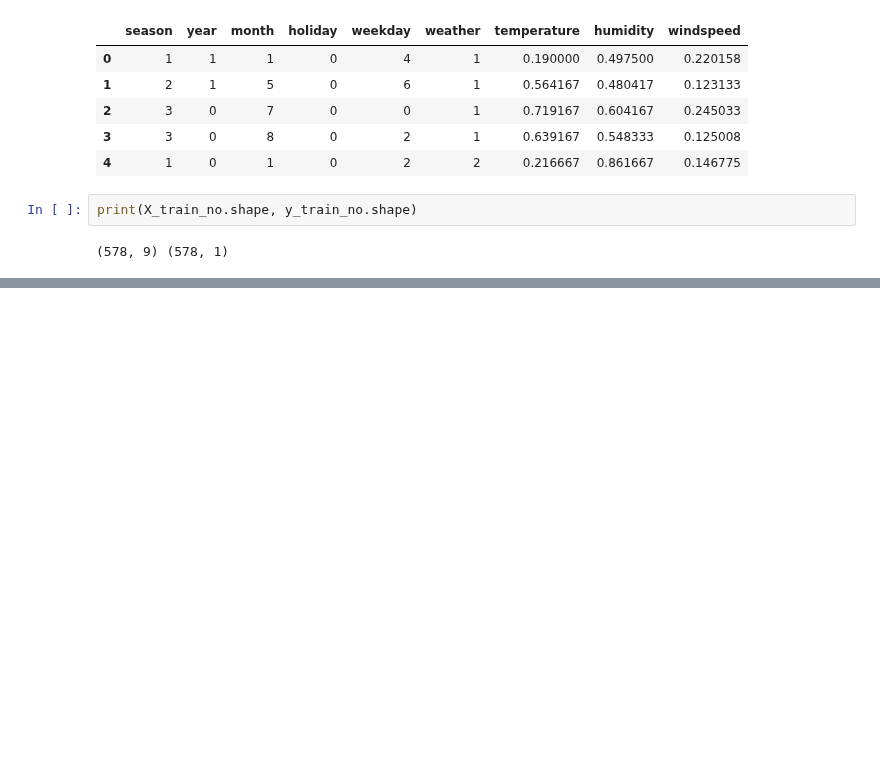
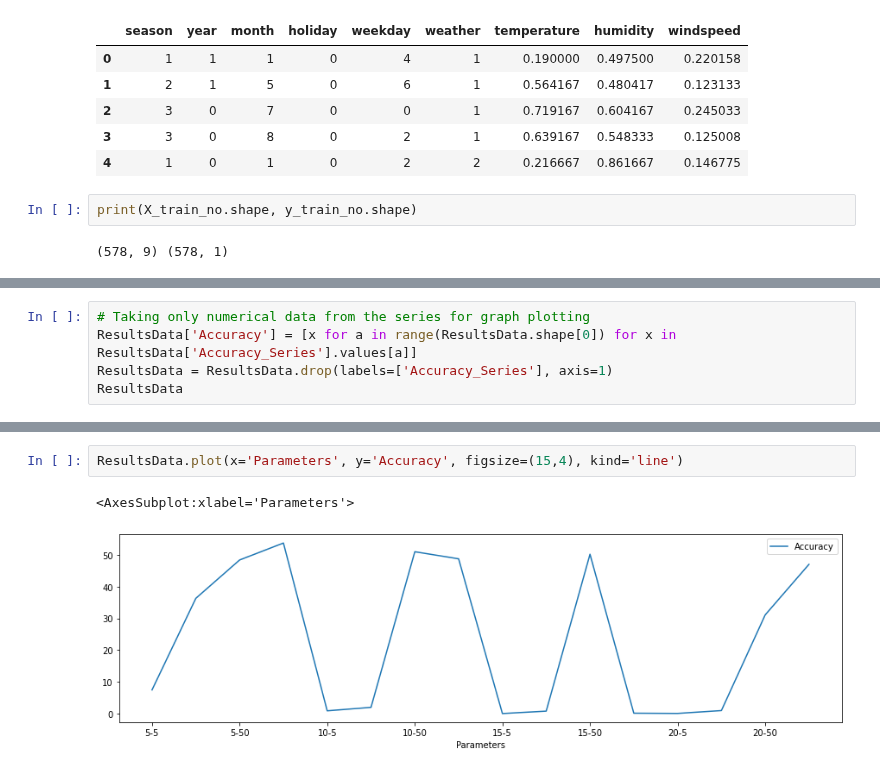
Before and after one commit to lianaling/bike-rental-forecast, a Jupyter notebook: notebooks/ArtificialNeuralNetworks.ipynb, the cells around one changed output, grey strips where cells are left out. Saved outputs shown, nothing was run; the diff lists cells and outputs as text; blank space fills up the shorter version.

```diff
--- a/notebooks/ArtificialNeuralNetworks.ipynb
+++ b/notebooks/ArtificialNeuralNetworks.ipynb
@@ -101,0 +181,5 @@ Epoch 50/50
+# %%
+# Taking only numerical data from the series for graph plotting
+ResultsData['Accuracy'] = [x for a in range(ResultsData.shape[0]) for x in ResultsData['Accuracy_Series'].values[a]]
+ResultsData = ResultsData.drop(labels=['Accuracy_Series'], axis=1)
+ResultsData
@@ -101,0 +204,5 @@ Epoch 50/50
+# %%
+ResultsData.plot(x='Parameters', y='Accuracy', figsize=(15,4), kind='line')
+# %% [output]
+<AxesSubplot:xlabel='Parameters'>
+[figure, added]
```
Also changed, not shown: parts of 12 cells of this notebook.
